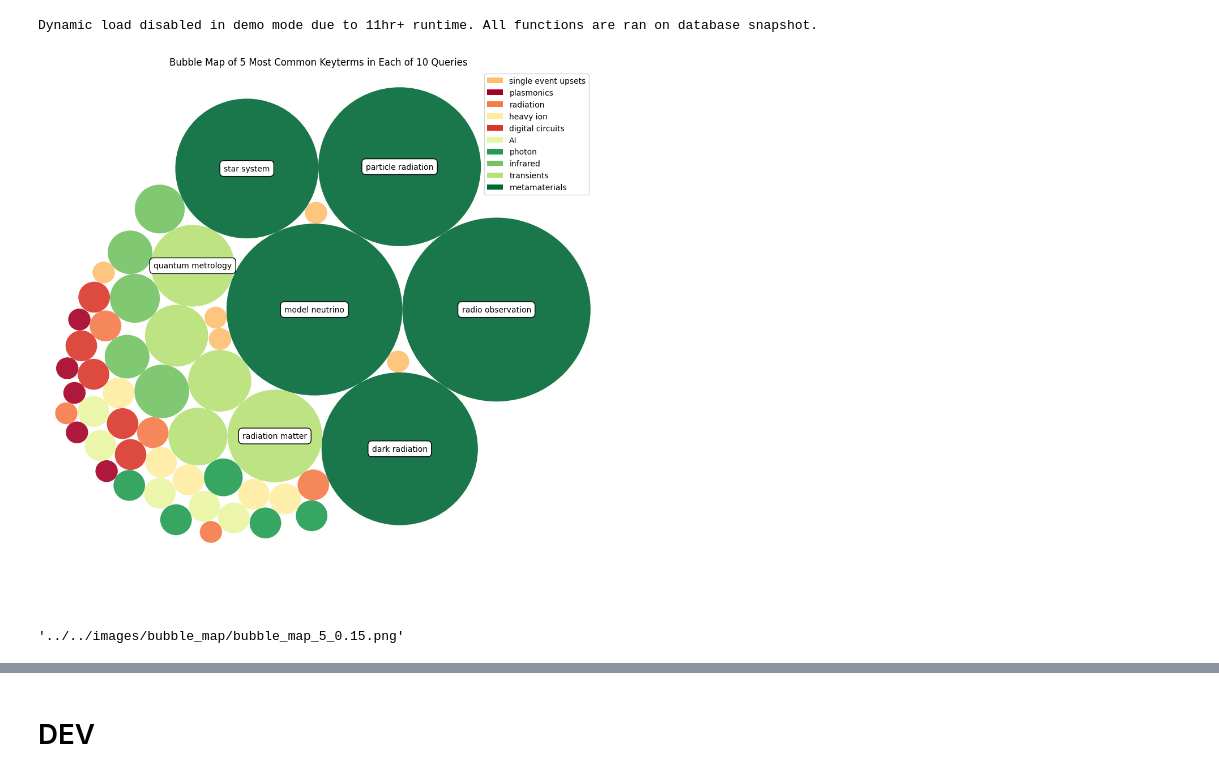
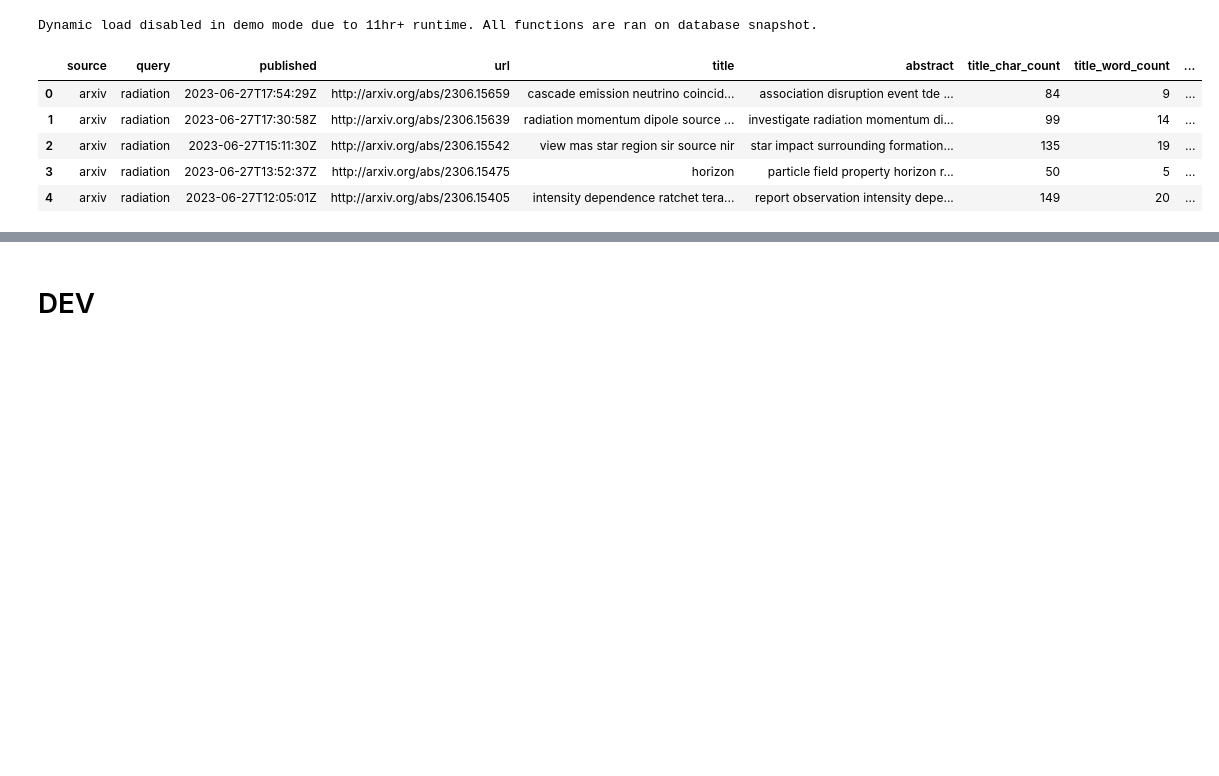
Before and after one commit to kkakdugee/x-force, a Jupyter notebook: code/Development/eda-graphing.ipynb, the cells around one changed output, grey strips where cells are left out. Saved outputs shown, nothing was run; the diff lists cells and outputs as text; code cells hidden in the pictures; blank space fills up the shorter version.

```diff
--- a/code/Development/eda-graphing.ipynb
+++ b/code/Development/eda-graphing.ipynb
@@ -799,8 +848,13 @@ class XForce_Grapher():
 # %%
 test = XForce_Grapher()
 test.load_nlp_summary()
-test.graph_bubble_map()
+df = test.get_nlp_summary()
+df.head()
 # %% [output]
 Dynamic load disabled in demo mode due to 11hr+ runtime. All functions are ran on database snapshot.
-[figure, removed]
-'../../images/bubble_map/bubble_map_5_0.15.png'
+|  | source | query | published | url | title | abstract | title_char_count | title_word_count | ... |
+| 0 | arxiv | radiation | 2023-06-27T17:54:29Z | http://arxiv.org/abs/2306.15659 | cascade emission neutrino coincid... | association disruption event tde ... | 84 | 9 | ... |
+| 1 | arxiv | radiation | 2023-06-27T17:30:58Z | http://arxiv.org/abs/2306.15639 | radiation momentum dipole source ... | investigate radiation momentum di... | 99 | 14 | ... |
+| 2 | arxiv | radiation | 2023-06-27T15:11:30Z | http://arxiv.org/abs/2306.15542 | view mas star region sir source nir | star impact surrounding formation... | 135 | 19 | ... |
+| 3 | arxiv | radiation | 2023-06-27T13:52:37Z | http://arxiv.org/abs/2306.15475 | horizon | particle field property horizon r... | 50 | 5 | ... |
+| 4 | arxiv | radiation | 2023-06-27T12:05:01Z | http://arxiv.org/abs/2306.15405 | intensity dependence ratchet tera... | report observation intensity depe... | 149 | 20 | ... |
```
Also changed, not shown: parts of 7 cells of this notebook, 6 other files.
